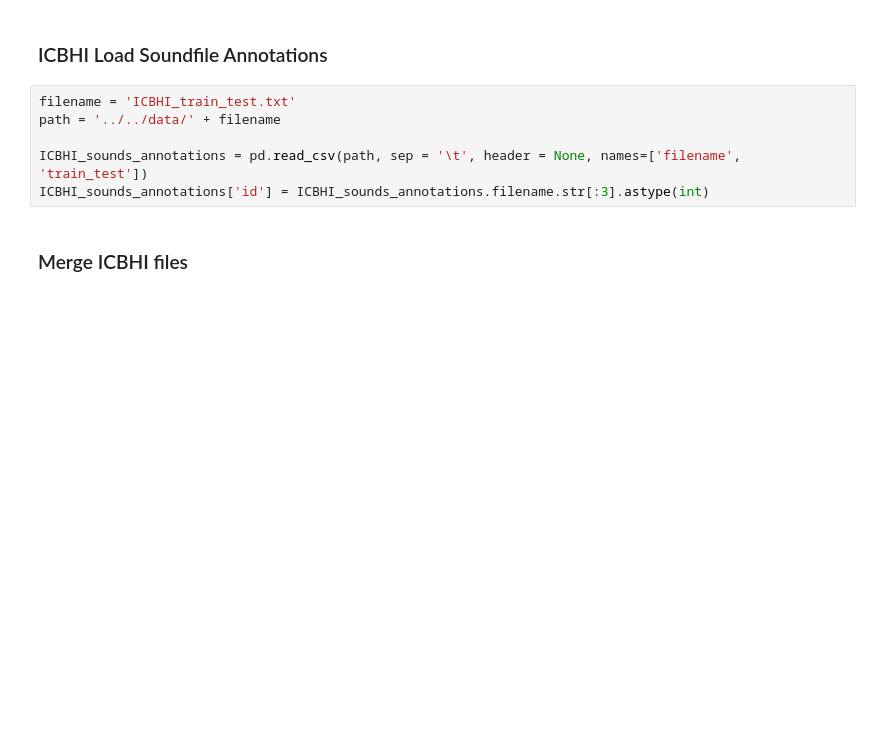
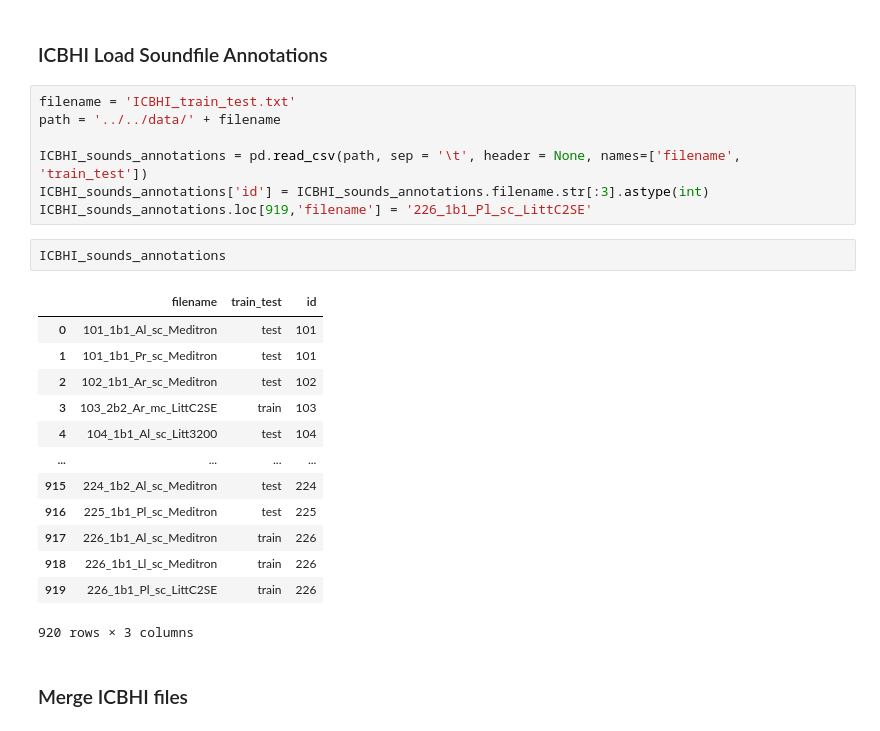
Before and after one commit to loukra/Respiratory_Disease_Classification, a Jupyter notebook: JNotebooks/Preprocessing/Data_annotations.ipynb, the cells around one changed output. Drawn from its saved outputs; the diff is of its cells as text; blank space fills up the shorter version.

Commit message:
one filename is wrong so i changed it

```diff
--- a/JNotebooks/Preprocessing/Data_annotations.ipynb
+++ b/JNotebooks/Preprocessing/Data_annotations.ipynb
@@ -51,6 +51,23 @@ path = '../../data/' + filename
 
 ICBHI_sounds_annotations = pd.read_csv(path, sep = '\t', header = None, names=['filename', 'train_test'])
 ICBHI_sounds_annotations['id'] = ICBHI_sounds_annotations.filename.str[:3].astype(int)
+ICBHI_sounds_annotations.loc[919,'filename'] = '226_1b1_Pl_sc_LittC2SE'
+# %%
+ICBHI_sounds_annotations
+# %% [output]
+|  | filename | train_test | id |
+| 0 | 101_1b1_Al_sc_Meditron | test | 101 |
+| 1 | 101_1b1_Pr_sc_Meditron | test | 101 |
+| 2 | 102_1b1_Ar_sc_Meditron | test | 102 |
+| 3 | 103_2b2_Ar_mc_LittC2SE | train | 103 |
+| 4 | 104_1b1_Al_sc_Litt3200 | test | 104 |
+| ... | ... | ... | ... |
+| 915 | 224_1b2_Al_sc_Meditron | test | 224 |
+| 916 | 225_1b1_Pl_sc_Meditron | test | 225 |
+| 917 | 226_1b1_Al_sc_Meditron | train | 226 |
+| 918 | 226_1b1_Ll_sc_Meditron | train | 226 |
+| 919 | 226_1b1_Pl_sc_LittC2SE | train | 226 |
+920 rows × 3 columns
 # %% [markdown]
 ### Merge ICBHI files
 # %%
```
Also changed, not shown: 1 other file.
